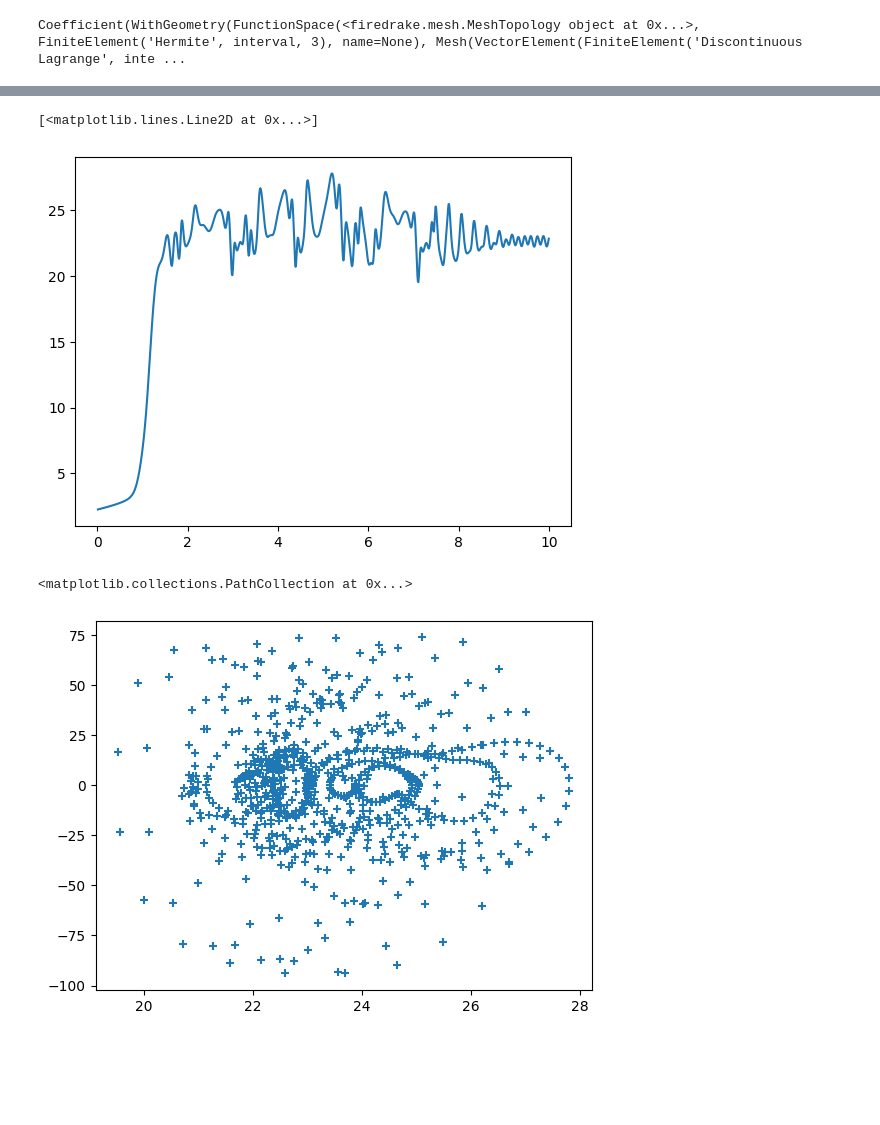
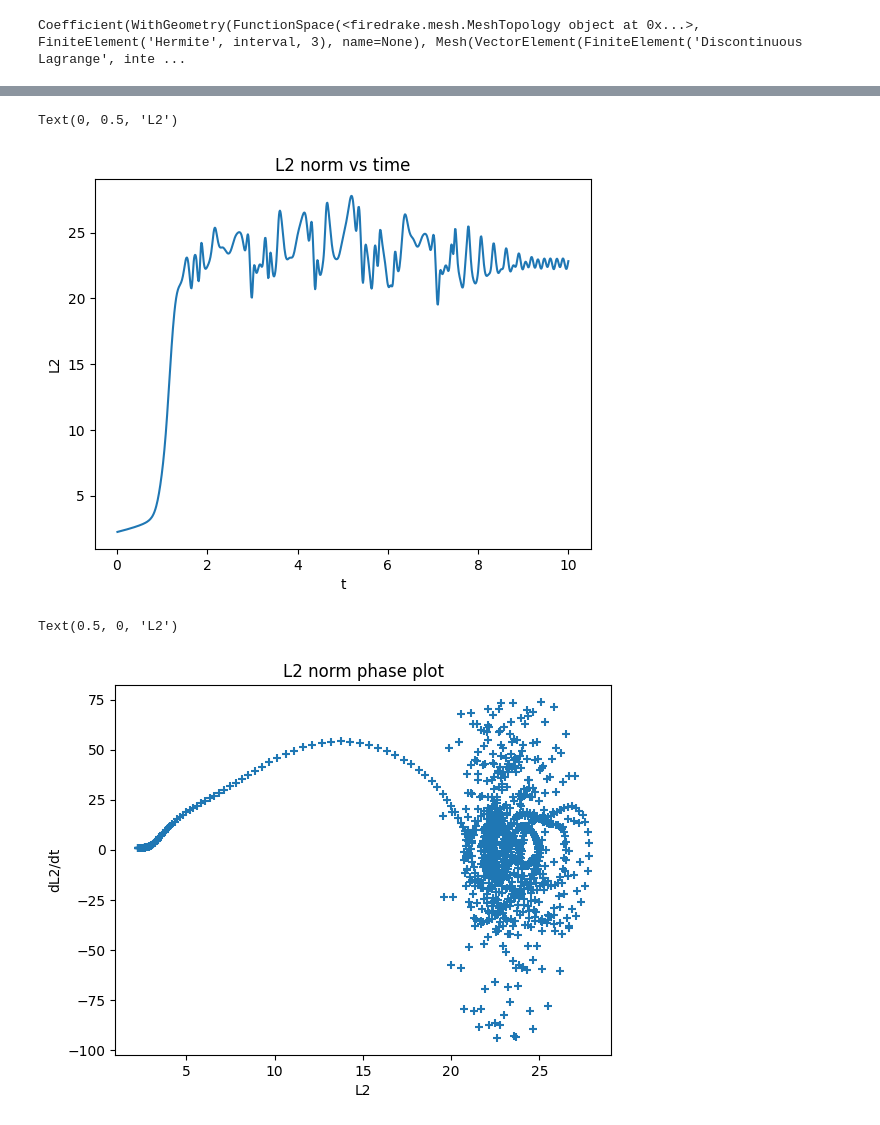
Before and after one commit to nadav7679/fem_neural_operator, a Jupyter notebook: playground/test_KS.ipynb, the cells around one changed output, grey strips where cells are left out. Cells and saved outputs as stored; diff of their text form; code cells hidden in the pictures; blank space fills up the shorter version.

```diff
--- a/playground/test_KS.ipynb
+++ b/playground/test_KS.ipynb
@@ -105,17 +99,23 @@ KeyboardInterrupt:
 # %%
 plt.plot(t_range, observable)
+plt.title("L2 norm vs time")
+plt.xlabel("t")
+plt.ylabel("L2")
 # %% [output]
-[<matplotlib.lines.Line2D at 0x...>]
+Text(0, 0.5, 'L2')
-[figure, old version]
+[figure, new version]
 # %%
 
 observable = np.array(observable)
 dEdt = np.gradient(observable, dt)
 
-plt.scatter(observable[200:], dEdt[200:], marker="+")
+plt.scatter(observable, dEdt, marker="+")
+plt.title("L2 norm phase plot")
+plt.ylabel("dL2/dt")
+plt.xlabel("L2")
 # %% [output]
-<matplotlib.collections.PathCollection at 0x...>
+Text(0.5, 0, 'L2')
-[figure, old version]
+[figure, new version]
 # %%
 # The error is close to zero
 plt.plot(t_range, integrals)
```
Also changed, not shown: parts of 6 cells of this notebook, 33 other files.
